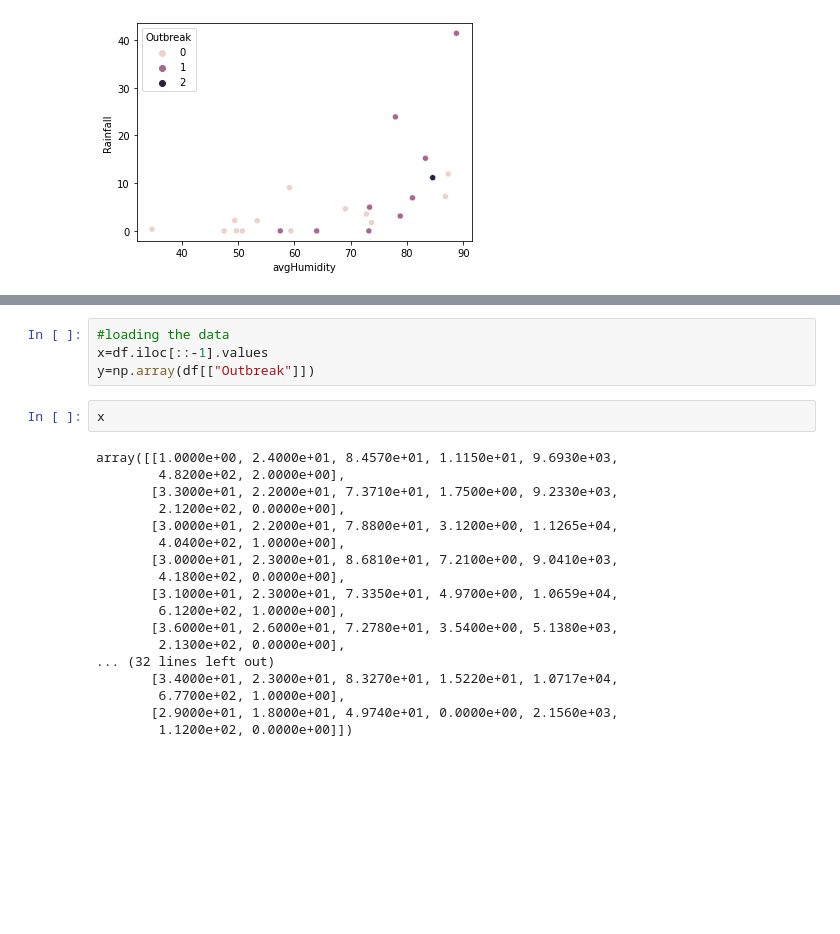
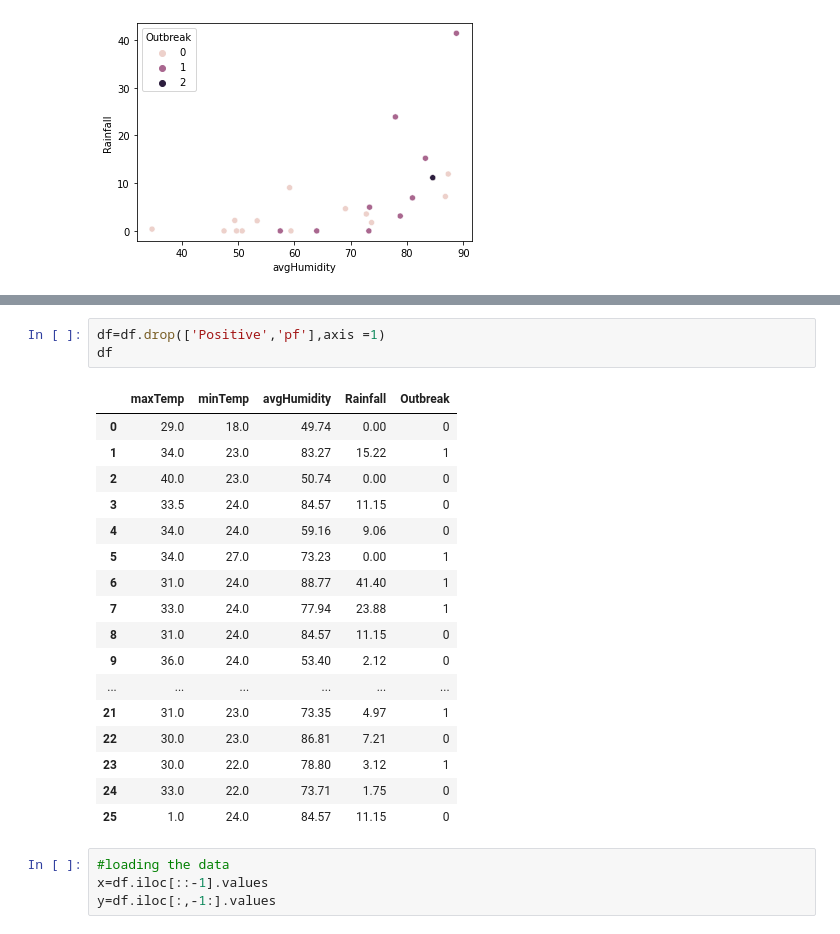
Before and after one commit to sabbaninikhitha/2216160_AIML_Bootcamp_2023, a Jupyter notebook: malaria.ipynb, the cells around one changed output, grey strips where cells are left out. Cells and saved outputs as stored; diff of their text form; blank space fills up the shorter version.

```diff
--- a/malaria.ipynb
+++ b/malaria.ipynb
@@ -57,27 +93,28 @@ df = df.dropna()
+# %%
+df=df.drop(['Positive','pf'],axis =1)
+df
+# %% [output]
+|  | maxTemp | minTemp | avgHumidity | Rainfall | Outbreak |
+| 0 | 29.0 | 18.0 | 49.74 | 0.00 | 0 |
+| 1 | 34.0 | 23.0 | 83.27 | 15.22 | 1 |
+| 2 | 40.0 | 23.0 | 50.74 | 0.00 | 0 |
+| 3 | 33.5 | 24.0 | 84.57 | 11.15 | 0 |
+| 4 | 34.0 | 24.0 | 59.16 | 9.06 | 0 |
+| 5 | 34.0 | 27.0 | 73.23 | 0.00 | 1 |
+| 6 | 31.0 | 24.0 | 88.77 | 41.40 | 1 |
+| 7 | 33.0 | 24.0 | 77.94 | 23.88 | 1 |
+| 8 | 31.0 | 24.0 | 84.57 | 11.15 | 0 |
+| 9 | 36.0 | 24.0 | 53.40 | 2.12 | 0 |
+| ... | ... | ... | ... | ... | ... |
+| 21 | 31.0 | 23.0 | 73.35 | 4.97 | 1 |
+| 22 | 30.0 | 23.0 | 86.81 | 7.21 | 0 |
+| 23 | 30.0 | 22.0 | 78.80 | 3.12 | 1 |
+| 24 | 33.0 | 22.0 | 73.71 | 1.75 | 0 |
+| 25 | 1.0 | 24.0 | 84.57 | 11.15 | 0 |
 # %%
 #loading the data
 x=df.iloc[::-1].values
-y=np.array(df[["Outbreak"]])
+y=df.iloc[:,-1:].values
-# %%
-x
-# %% [output]
-array([[1.0000e+00, 2.4000e+01, 8.4570e+01, 1.1150e+01, 9.6930e+03,
-        4.8200e+02, 2.0000e+00],
-       [3.3000e+01, 2.2000e+01, 7.3710e+01, 1.7500e+00, 9.2330e+03,
-        2.1200e+02, 0.0000e+00],
-       [3.0000e+01, 2.2000e+01, 7.8800e+01, 3.1200e+00, 1.1265e+04,
-        4.0400e+02, 1.0000e+00],
-       [3.0000e+01, 2.3000e+01, 8.6810e+01, 7.2100e+00, 9.0410e+03,
-        4.1800e+02, 0.0000e+00],
-       [3.1000e+01, 2.3000e+01, 7.3350e+01, 4.9700e+00, 1.0659e+04,
-        6.1200e+02, 1.0000e+00],
-       [3.6000e+01, 2.6000e+01, 7.2780e+01, 3.5400e+00, 5.1380e+03,
-        2.1300e+02, 0.0000e+00],
-... (32 lines left out)
-       [3.4000e+01, 2.3000e+01, 8.3270e+01, 1.5220e+01, 1.0717e+04,
-        6.7700e+02, 1.0000e+00],
-       [2.9000e+01, 1.8000e+01, 4.9740e+01, 0.0000e+00, 2.1560e+03,
-        1.1200e+02, 0.0000e+00]])
 # %%
 y
 # %% [output]
```
Also changed, not shown: parts of 18 cells of this notebook.
